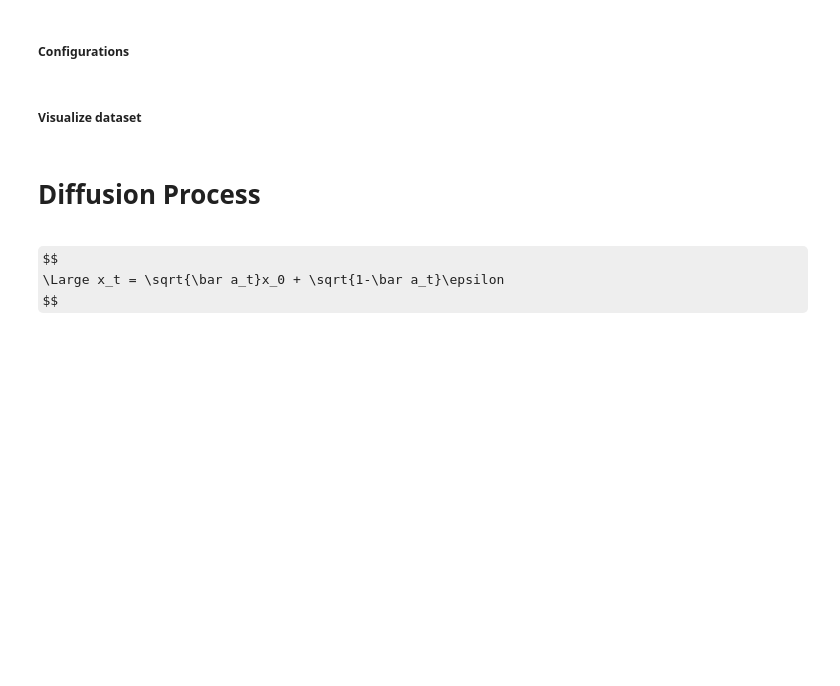
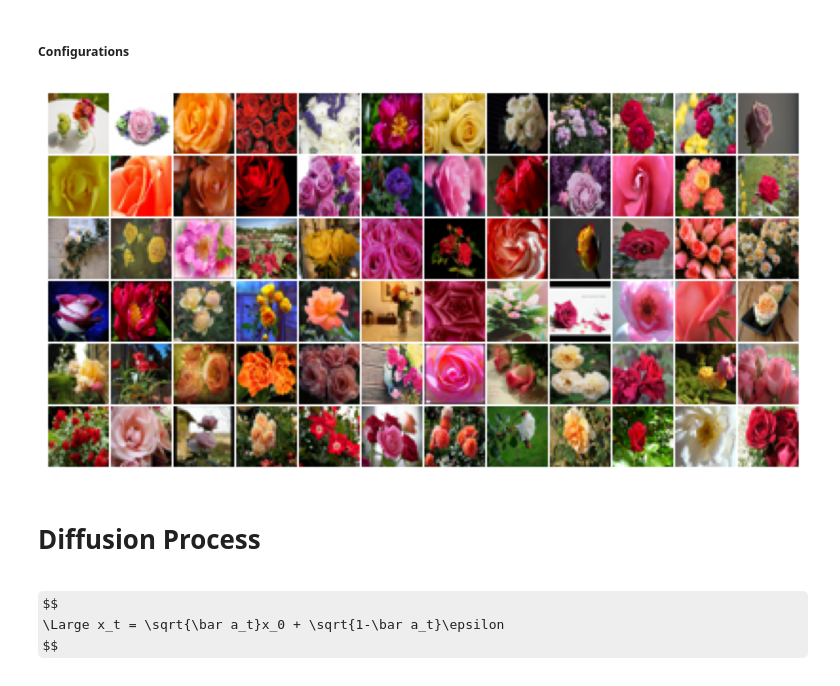
Before and after one commit to Grazvy/Diffusion_Models_demonstration, a Jupyter notebook: DDPM.ipynb, the cells around one changed output. Drawn from its saved outputs; the diff is of its cells as text; code cells hidden in the pictures; some formulas as TeX source; blank space fills up the shorter version.

Commit message:
refactoring of sampling algorithm & data visualization

```diff
--- a/DDPM.ipynb
+++ b/DDPM.ipynb
@@ -49,5 +48,3 @@ class ModelConfig:
     APPLY_ATTENTION = (False, True, True, False)
     DROPOUT_RATE = 0.1
     TIME_EMB_MULT = 4 # 128
-# %% [markdown]
-##### Visualize dataset
@@ -61,12 +51,7 @@ loader = get_dataloader(
 # %%
-plt.figure(figsize=(12, 6), facecolor='white')
-
-for b_image, _ in loader:
-    b_image = inverse_transform(b_image).cpu()
-    grid_img = make_grid(b_image / 255.0, nrow=12, padding=True, pad_value=1, normalize=True)
-    plt.imshow(grid_img.permute(1, 2, 0))
-    plt.axis("off")
-    break
+visualize_data(dataset_name=BaseConfig.DATASET, amount=72)
+# %% [output]
+[figure, added]
 # %% [markdown]
 # Diffusion Process
 # %%
```
Also changed, not shown: parts of 10 cells of this notebook.
